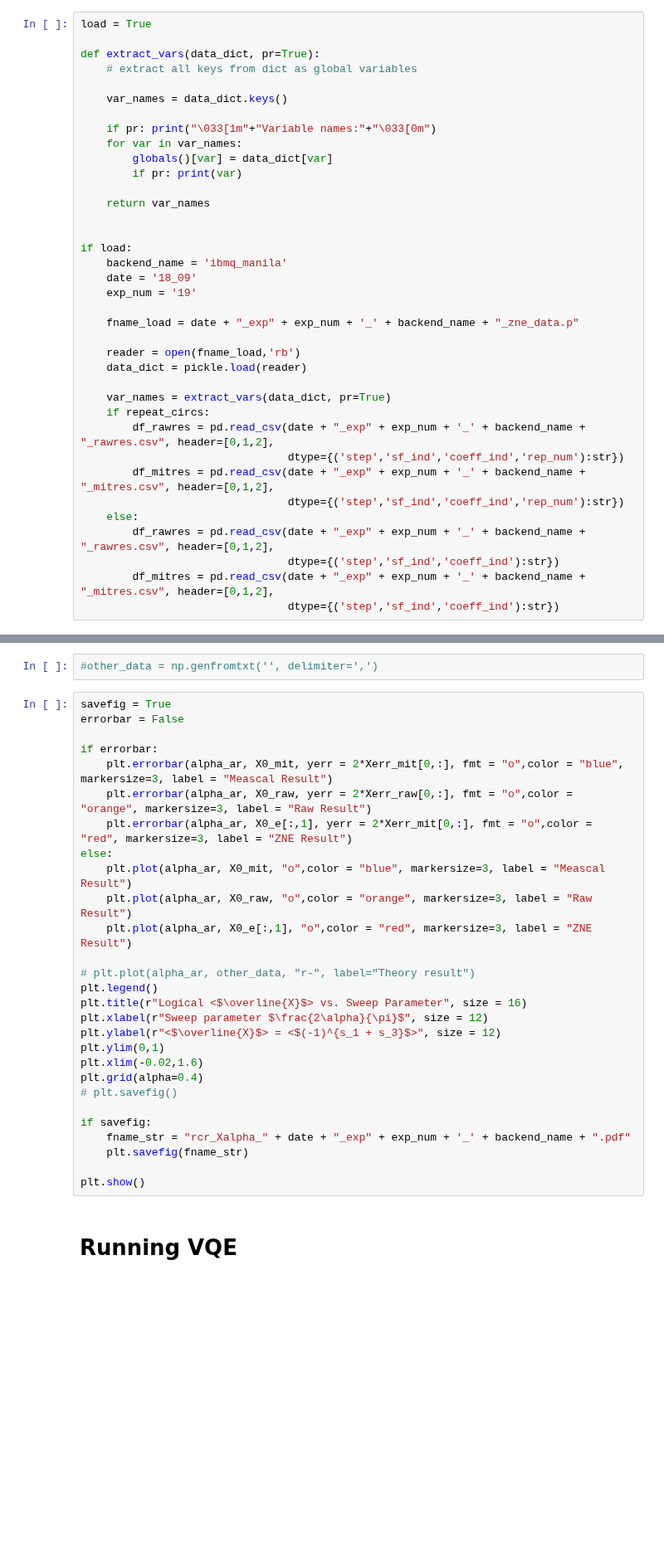
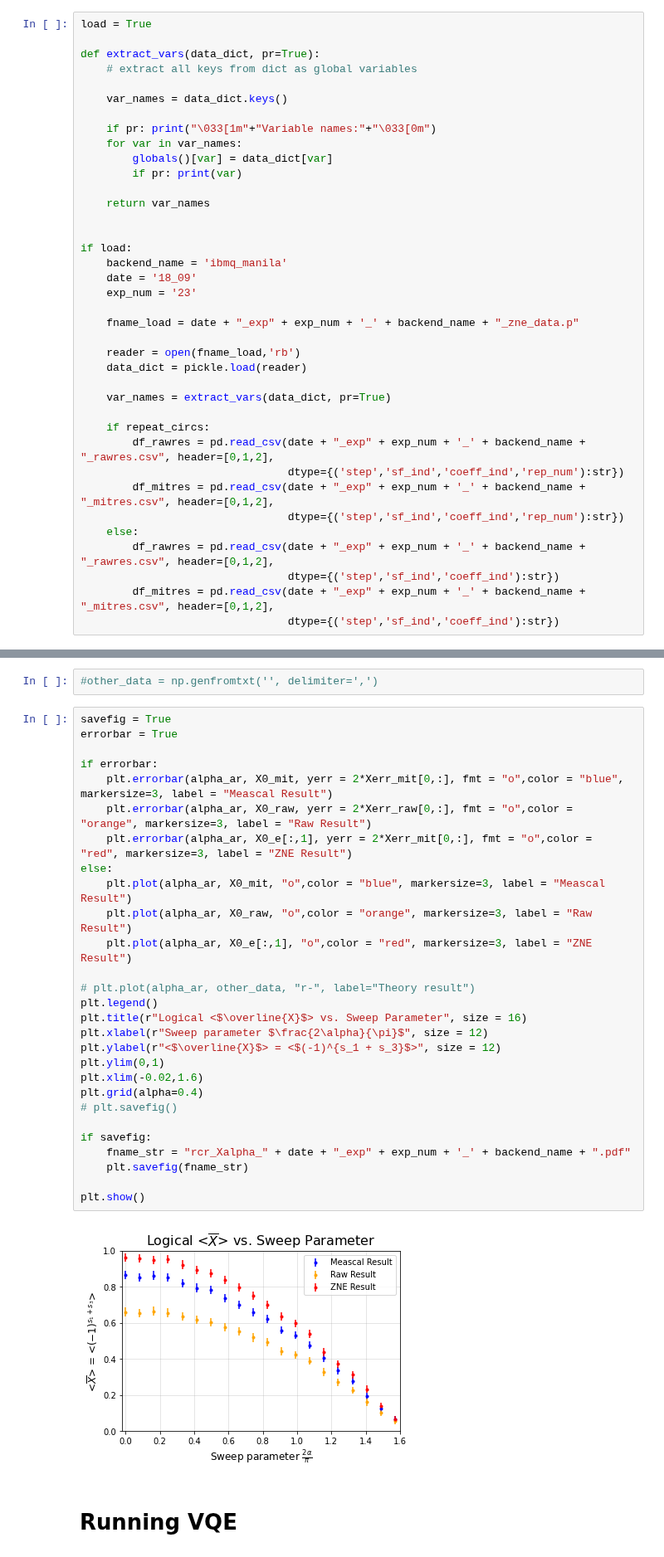
Before and after one commit to amrit-11/IBMQ-SPTMBQC, a Jupyter notebook: exec_zne.ipynb, the cells around one changed output, grey strips where cells are left out. Shown at 83% size. Cells and saved outputs as stored; diff of their text form; blank space fills up the shorter version.

```diff
--- a/exec_zne.ipynb
+++ b/exec_zne.ipynb
@@ -325,7 +342,7 @@ def extract_vars(data_dict, pr=True):
 if load:
     backend_name = 'ibmq_manila'
     date = '18_09'
-    exp_num = '19'
+    exp_num = '23'
 
     fname_load = date + "_exp" + exp_num + '_' + backend_name + "_zne_data.p"
 
@@ -333,6 +350,7 @@ if load:
     data_dict = pickle.load(reader)
 
     var_names = extract_vars(data_dict, pr=True)
+
     if repeat_circs:
         df_rawres = pd.read_csv(date + "_exp" + exp_num + '_' + backend_name + "_rawres.csv", header=[0,1,2],
                                 dtype={('step','sf_ind','coeff_ind','rep_num'):str})
@@ -351,32 +394,34 @@ alpha_ar = np.linspace(0, np.pi/2, len(acoeff_ar))
 #other_data = np.genfromtxt('', delimiter=',')
 # %%
 savefig = True
-errorbar = False
+errorbar = True
 
 if errorbar:
     plt.errorbar(alpha_ar, X0_mit, yerr = 2*Xerr_mit[0,:], fmt = "o",color = "blue", markersize=3, label = "Meascal Result")
     plt.errorbar(alpha_ar, X0_raw, yerr = 2*Xerr_raw[0,:], fmt = "o",color = "orange", markersize=3, label = "Raw Result")
     plt.errorbar(alpha_ar, X0_e[:,1], yerr = 2*Xerr_mit[0,:], fmt = "o",color = "red", markersize=3, label = "ZNE Result")
 else:
     plt.plot(alpha_ar, X0_mit, "o",color = "blue", markersize=3, label = "Meascal Result")
     plt.plot(alpha_ar, X0_raw, "o",color = "orange", markersize=3, label = "Raw Result")
     plt.plot(alpha_ar, X0_e[:,1], "o",color = "red", markersize=3, label = "ZNE Result")
 
 # plt.plot(alpha_ar, other_data, "r-", label="Theory result")
 plt.legend()
 plt.title(r"Logical <$\overline{X}$> vs. Sweep Parameter", size = 16)
 plt.xlabel(r"Sweep parameter $\frac{2\alpha}{\pi}$", size = 12)
 plt.ylabel(r"<$\overline{X}$> = <$(-1)^{s_1 + s_3}$>", size = 12)
 plt.ylim(0,1)
 plt.xlim(-0.02,1.6)
 plt.grid(alpha=0.4)
 # plt.savefig()
 
 if savefig:
     fname_str = "rcr_Xalpha_" + date + "_exp" + exp_num + '_' + backend_name + ".pdf"
     plt.savefig(fname_str)
 
 plt.show()
+# %% [output]
+[figure, added]
 # %% [markdown]
 # Running VQE
 # %%
```
Also changed, not shown: parts of 6 cells of this notebook.
